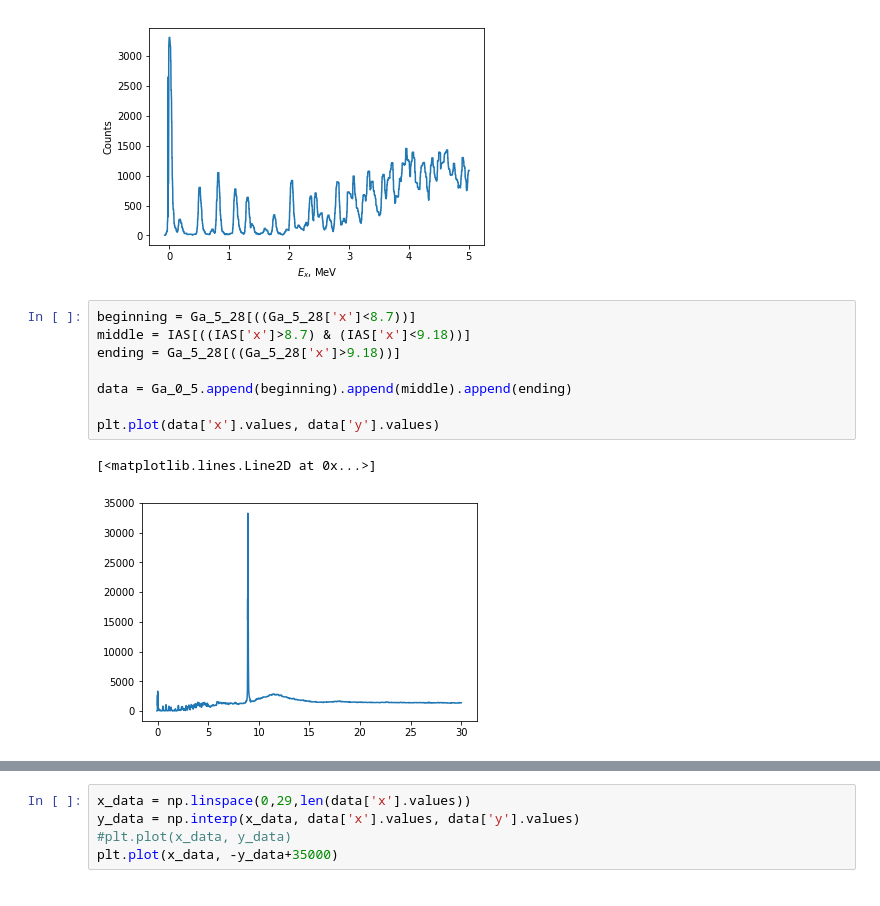
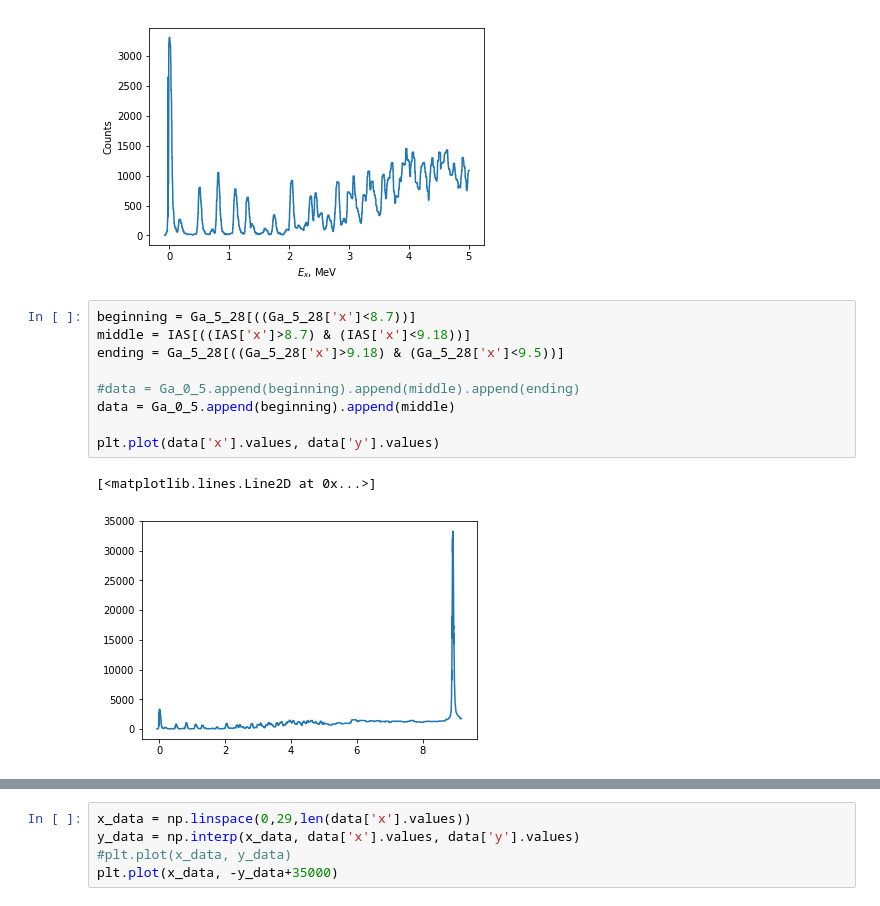
Before and after one commit to Almaz93/neutrino, a Jupyter notebook: double_beta_decay/Almaz's work/calculation/decomposition-Ga_2.ipynb, the cells around one changed output, grey strips where cells are left out. Saved outputs shown, nothing was run; the diff lists cells and outputs as text.

```diff
--- a/double_beta_decay/Almaz's work/calculation/decomposition-Ga_2.ipynb
+++ b/double_beta_decay/Almaz's work/calculation/decomposition-Ga_2.ipynb
@@ -54,14 +54,15 @@ Text(0,0.5,'Counts')
 # %%
 beginning = Ga_5_28[((Ga_5_28['x']<8.7))]
 middle = IAS[((IAS['x']>8.7) & (IAS['x']<9.18))]
-ending = Ga_5_28[((Ga_5_28['x']>9.18))]
+ending = Ga_5_28[((Ga_5_28['x']>9.18) & (Ga_5_28['x']<9.5))]
 
-data = Ga_0_5.append(beginning).append(middle).append(ending)
+#data = Ga_0_5.append(beginning).append(middle).append(ending)
+data = Ga_0_5.append(beginning).append(middle)
 
 plt.plot(data['x'].values, data['y'].values)
 # %% [output]
 [<matplotlib.lines.Line2D at 0x...>]
-[figure, old version]
+[figure, new version]
 # %%
 plt.figure(figsize=(12,7))
 plt.plot(data['x'].values, data['y'].values)
```
Also changed, not shown: parts of 22 cells of this notebook, 4 other files.
